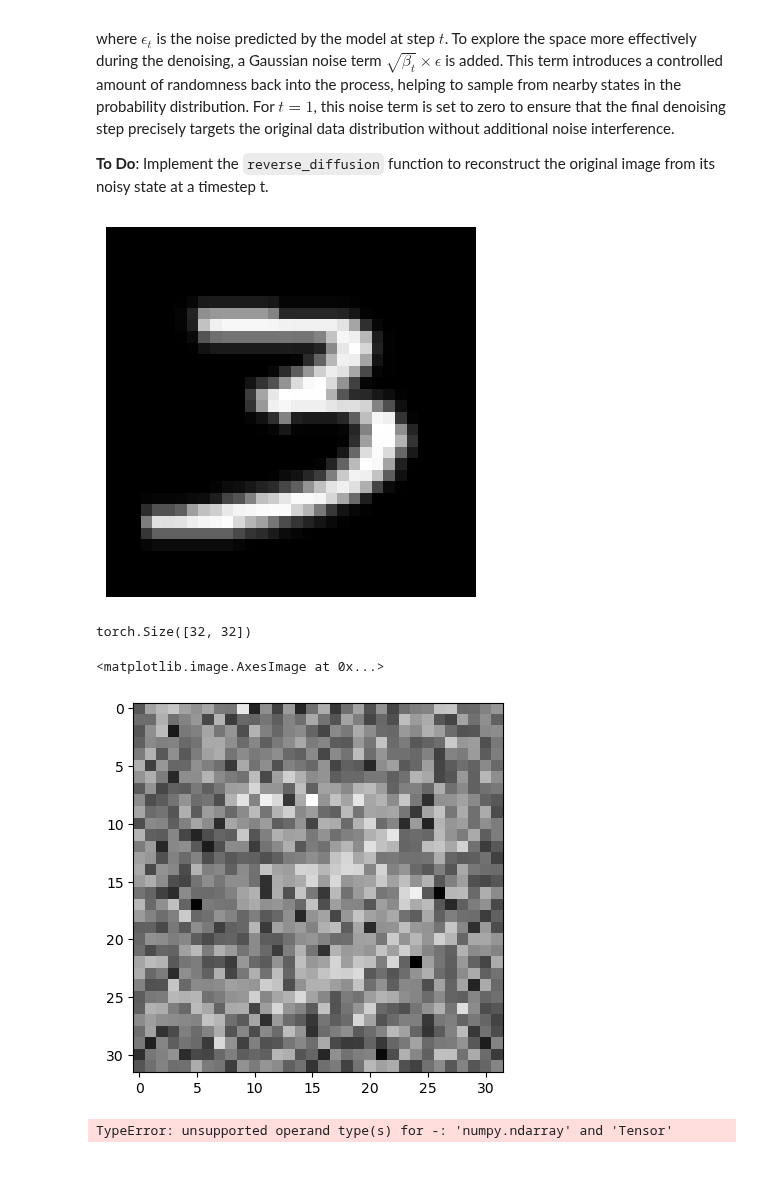
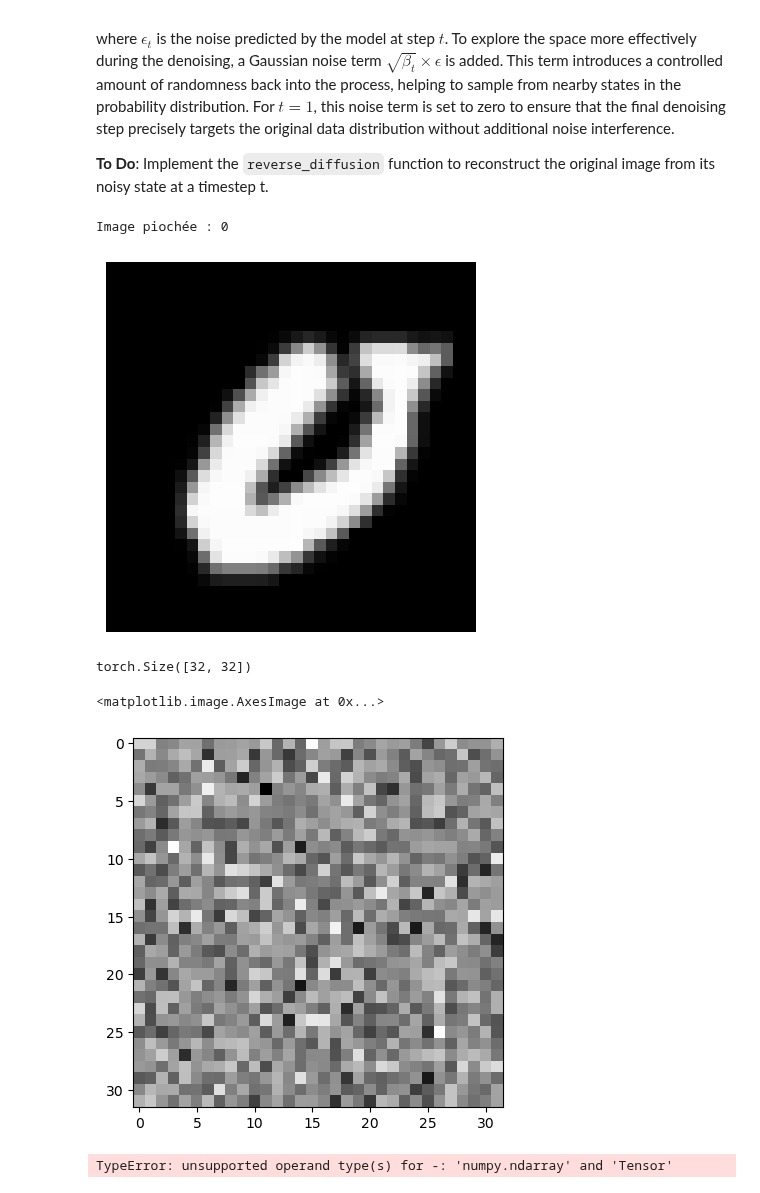
Before and after one commit to MaxMosh/n7-SN, a Jupyter notebook: 2A ModIA/S8 (n7)/UE Traitement du Signal/Projet Traitement du Signal/Début de projet/Notebook de base/DDPM_MNIST.ipynb, the cells around one changed output. Drawn from its saved outputs; the diff is of its cells as text; code cells hidden in the pictures.

```diff
--- a/2A ModIA/S8 (n7)/UE Traitement du Signal/Projet Traitement du Signal/Début de projet/Notebook de base/DDPM_MNIST.ipynb
+++ b/2A ModIA/S8 (n7)/UE Traitement du Signal/Projet Traitement du Signal/Début de projet/Notebook de base/DDPM_MNIST.ipynb
@@ -176,7 +176,8 @@ class Diffusion:
         noise = torch.normal(mean=0.0, std=1.0, size=(1,32,32)) # COMPLETION
 
         #noised_images = sqrt_alpha_hat*x + sqrt_one_minus_alpha_hat*noise # COMPLETION
-        noised_images = torch.kron(torch.tensor(sqrt_alpha_hat),torch.tensor(x)) + torch.kron(torch.tensor(sqrt_one_minus_alpha_hat),torch.tensor(noise)) # COMPLETION
+        #noised_images = torch.kron(torch.tensor(sqrt_alpha_hat),torch.tensor(x)) + torch.kron(torch.tensor(sqrt_one_minus_alpha_hat),torch.tensor(noise)) # COMPLETION
+        noised_images = sqrt_alpha_hat[-1]*x + sqrt_one_minus_alpha_hat[-1]*noise # COMPLETION
         # REMARQUE : JE PENSE QU'IL Y A MOYEN DE SIMPLIFIER EN UTILISANT LES SELF.ALPHA ET AUTRES
 
         return noised_images, noise
@@ -208,21 +209,24 @@ class Diffusion:
 
         return denoised_sample
 # %%
-def take_random_image(dataloader, num_images=1):
-    for i in range(num_images):
-        images, _ = next(iter(dataloader))
-        image = images[i].numpy()
+def take_random_image(dataloader):
+    images, labels = next(iter(dataloader))
+    image = images[0].numpy()
+    label = labels[0]
+    return image, label
 
-    return image
+une_image, un_label = take_random_image(dataloader)
 
-une_image = take_random_image(dataloader)
+print(f"Image piochée : {un_label}")
+# %% [output]
+Image piochée : 0
 # %%
 plt.imshow(une_image.squeeze(), cmap='gray')
 plt.axis('off')
 
 plt.show()
 # %% [output]
-[figure, old version]
+[figure, new version]
 # %%
 madiff = Diffusion()
 NoisedImages = madiff.forward_diffusion(x=une_image,t=torch.linspace(0,1,10))
@@ -231,11 +235,11 @@ NoisedImages[0].select(dim=0,index=0)[0:32,0:32].size()
 # %% [output]
 torch.Size([32, 32])
 # %%
-une_image_bruitee = NoisedImages[0].select(dim=0,index=0)[0:32,9600:9632].to('cpu').numpy()
+une_image_bruitee = NoisedImages[0].select(dim=0,index=0).to('cpu').numpy()
 plt.imshow(une_image_bruitee, cmap='gray')
 # %% [output]
 <matplotlib.image.AxesImage at 0x...>
-[figure, old version]
+[figure, new version]
 # %%
 DenoisedImages = madiff.reverse_diffusion(x=une_image_bruitee,model=1)
 # %% [output]
```
Also changed, not shown: parts of 2 cells of this notebook, 37 other files.
